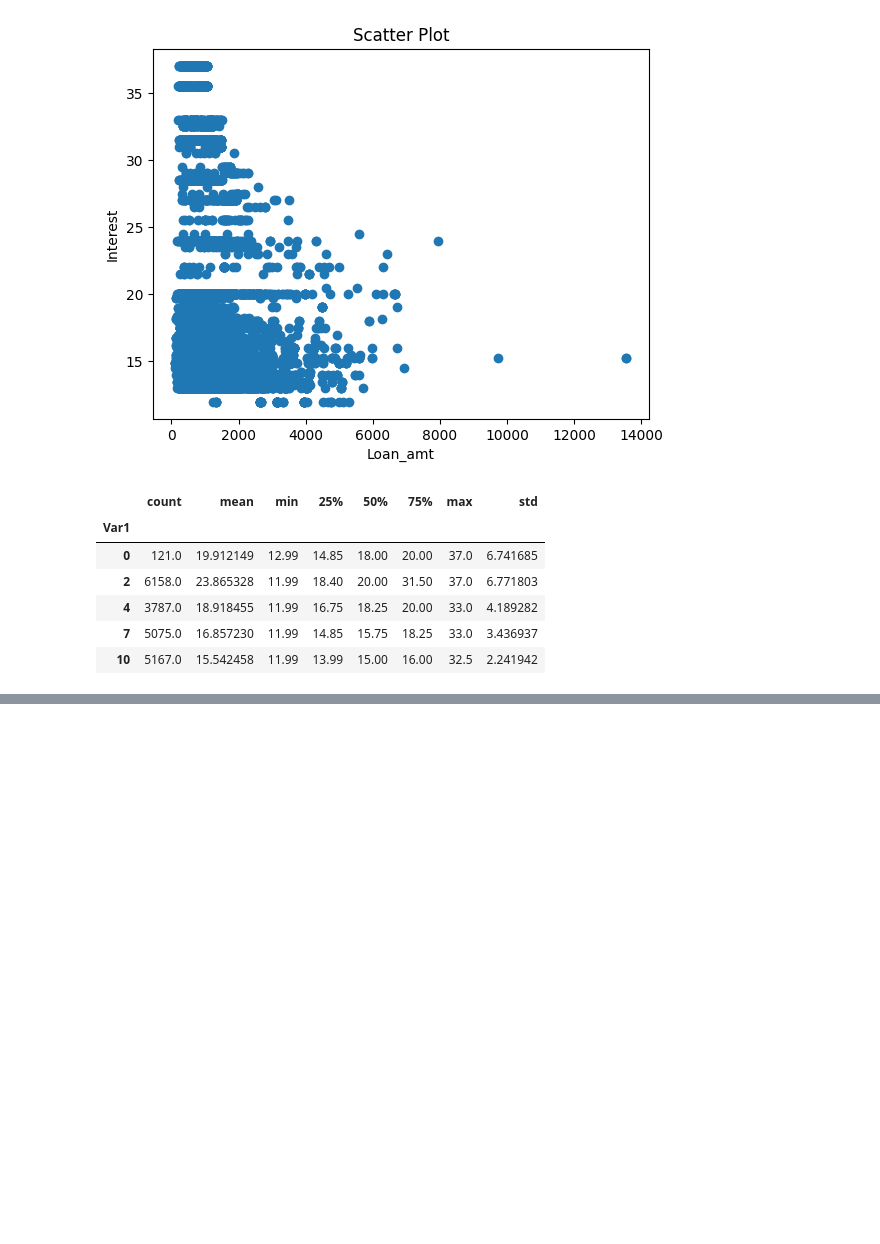
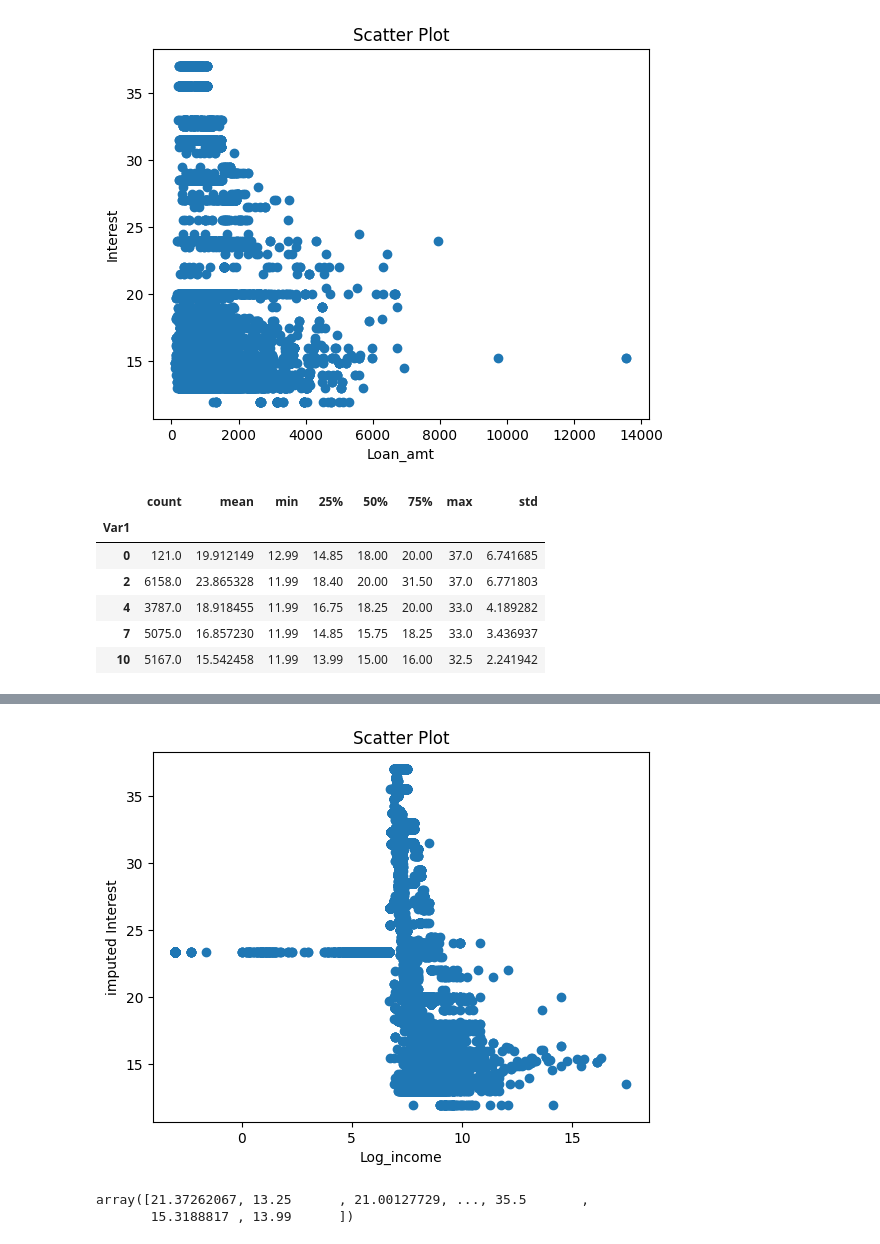
Before and after one commit to tomwillcode/9th_wave_cantek, a Jupyter notebook: Bank_Marketing_Analysis.ipynb, the cells around one changed output, grey strips where cells are left out. Drawn from its saved outputs; the diff is of its cells as text; code cells hidden in the pictures; blank space fills up the shorter version.

```diff
--- a/Bank_Marketing_Analysis.ipynb
+++ b/Bank_Marketing_Analysis.ipynb
@@ -413,0 +499,2 @@ See the caveats in the documentation: https://pandas.pydata.org/pandas-docs/stab
+# %%
+df['predicted_interest'] = df['Interest_Rate'].apply(lambda x: np.nan if np.isnan(x) else rf_regressor.predict([[x]])[0])
@@ -413,0 +547,2 @@ See the caveats in the documentation: https://pandas.pydata.org/pandas-docs/stab
+# %%
+df['corrected log income'] = np.where(np.isinf(df['log_income']),0,df['log_income'])
@@ -413,0 +577,2 @@ See the caveats in the documentation: https://pandas.pydata.org/pandas-docs/stab
+# %%
+df['log_income'] = np.where(np.isinf(df['log_income']),-3,df['log_income'])
@@ -413,0 +591,28 @@ See the caveats in the documentation: https://pandas.pydata.org/pandas-docs/stab
+# %%
+df['imputed interest'] = np.where(pd.isna(df['Interest_Rate']),rf_regressor.predict(df[['log_income']]),df['Interest_Rate'])
+# %%
+plt.scatter(df['log_income'], df['imputed interest'])
+
+#x = df_nona['log_income']
+
+#y = df_nona['Interest_Rate']
+
+#coefficients = np.polyfit(x, y, 2)
+#line = np.poly1d(coefficients)
+#plt.plot(x, line(x), color='red', label='Line of Best Fit')
+
+
+# Customize the plot
+plt.xlabel('Log_income')
+plt.ylabel('imputed Interest')
+plt.title('Scatter Plot')
+
+# Show the plot
+plt.show()
+# %% [output]
+[figure, added]
+# %%
+np.where(pd.isna(df['Interest_Rate']),rf_regressor.predict(df[['log_income']]),df['Interest_Rate'])
+# %% [output]
+array([21.37262067, 13.25      , 21.00127729, ..., 35.5       ,
+       15.3188817 , 13.99      ])
```
Also changed, not shown: parts of 29 cells of this notebook, 1 other file.
